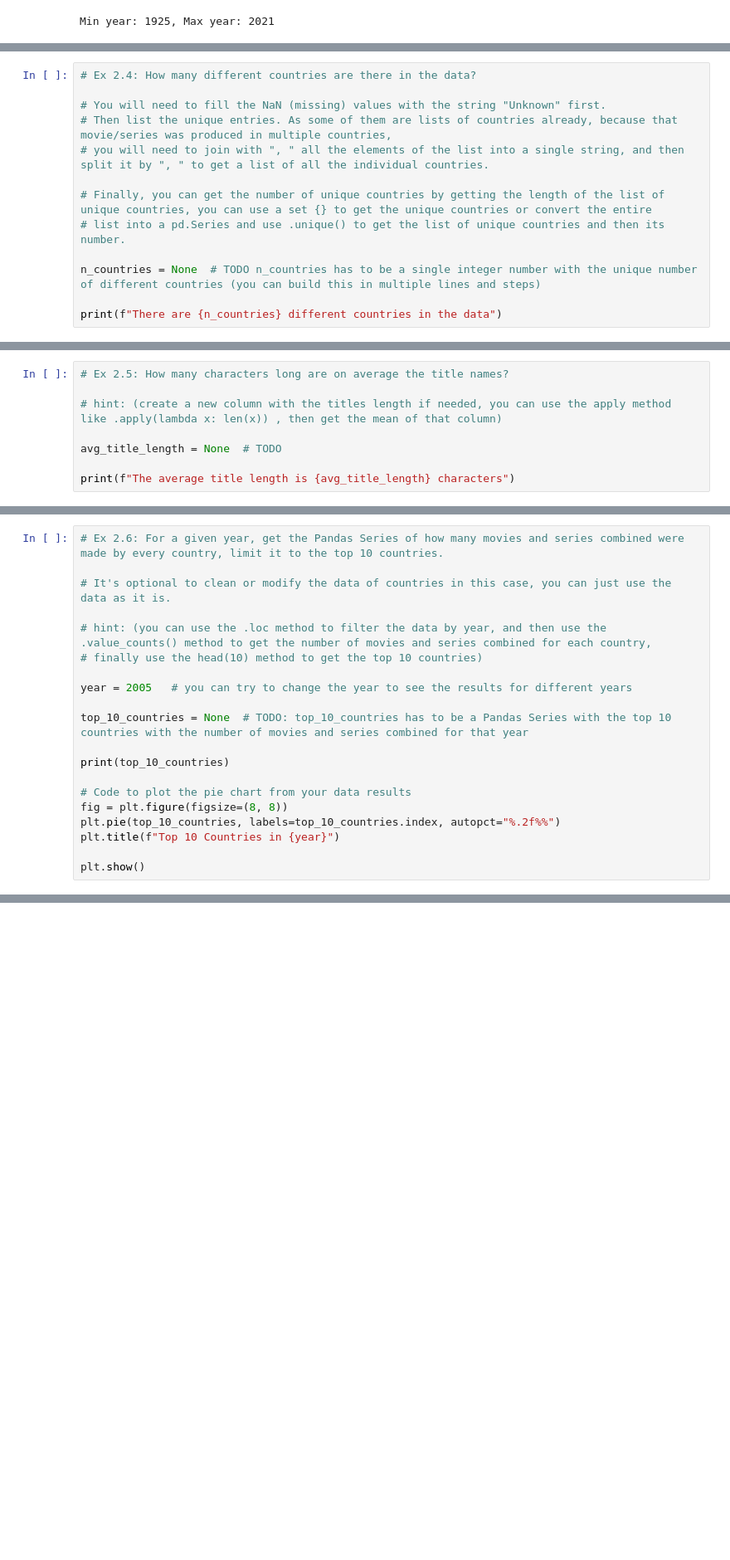
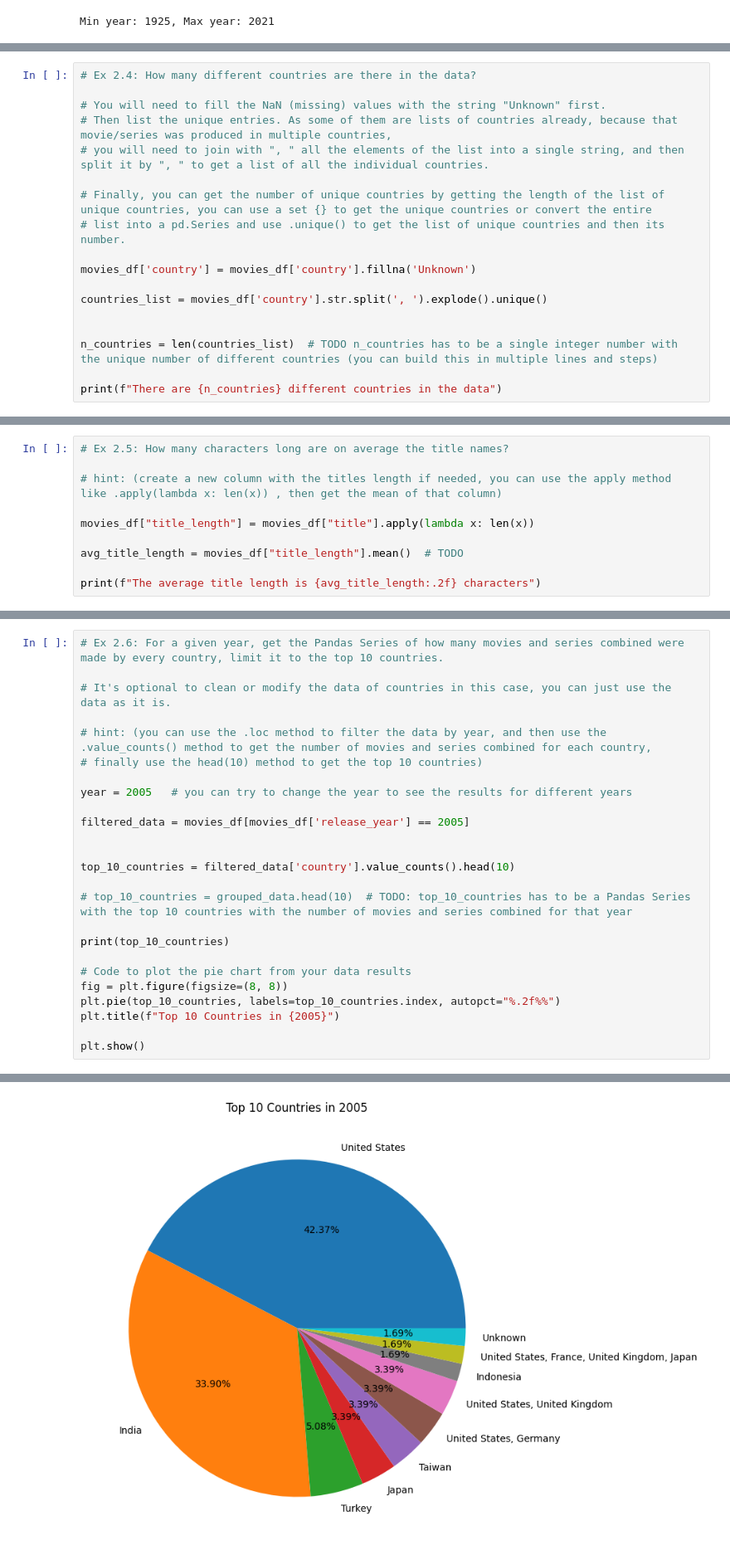
Before and after one commit to enricd/eae_ipld_project, a Jupyter notebook: development/02_netflix_data_analysis.ipynb, the cells around one changed output, grey strips where cells are left out. Shown at 83% size. Saved outputs shown, nothing was run; the diff lists cells and outputs as text; blank space fills up the shorter version.

Commit message:
adding netflix data analysis

```diff
--- a/development/02_netflix_data_analysis.ipynb
+++ b/development/02_netflix_data_analysis.ipynb
@@ -72,6 +74,11 @@ print(f"Number of missing directors: {num_missing_directors}")
 # Finally, you can get the number of unique countries by getting the length of the list of unique countries, you can use a set {} to get the unique countries or convert the entire
 # list into a pd.Series and use .unique() to get the list of unique countries and then its number.
 
-n_countries = None  # TODO n_countries has to be a single integer number with the unique number of different countries (you can build this in multiple lines and steps)
+movies_df['country'] = movies_df['country'].fillna('Unknown')
+
+countries_list = movies_df['country'].str.split(', ').explode().unique()
+
+
+n_countries = len(countries_list)  # TODO n_countries has to be a single integer number with the unique number of different countries (you can build this in multiple lines and steps)
 
 print(f"There are {n_countries} different countries in the data")
@@ -80,6 +89,8 @@ print(f"There are {n_countries} different countries in the data")
 
 # hint: (create a new column with the titles length if needed, you can use the apply method like .apply(lambda x: len(x)) , then get the mean of that column)
 
-avg_title_length = None  # TODO
+movies_df["title_length"] = movies_df["title"].apply(lambda x: len(x))
 
-print(f"The average title length is {avg_title_length} characters")
+avg_title_length = movies_df["title_length"].mean()  # TODO
+
+print(f"The average title length is {avg_title_length:.2f} characters")
@@ -93,13 +106,19 @@ print(f"The average title length is {avg_title_length} characters")
 
 year = 2005   # you can try to change the year to see the results for different years
 
-top_10_countries = None  # TODO: top_10_countries has to be a Pandas Series with the top 10 countries with the number of movies and series combined for that year
+filtered_data = movies_df[movies_df['release_year'] == 2005]
+
+
+top_10_countries = filtered_data['country'].value_counts().head(10)
+
+# top_10_countries = grouped_data.head(10)  # TODO: top_10_countries has to be a Pandas Series with the top 10 countries with the number of movies and series combined for that year
 
 print(top_10_countries)
 
 # Code to plot the pie chart from your data results
 fig = plt.figure(figsize=(8, 8))
 plt.pie(top_10_countries, labels=top_10_countries.index, autopct="%.2f%%")
-plt.title(f"Top 10 Countries in {year}")
+plt.title(f"Top 10 Countries in {2005}")
 
 plt.show()
+# %% [output]
@@ -106,3 +137,4 @@ plt.show()
+[figure, added]
 # %%
 # Ex 2.7: Make a line chart of the average duration of movies (not TV shows) in minutes for every year across all the years.
 
```
Also changed, not shown: parts of 5 cells of this notebook, 1 other file.
